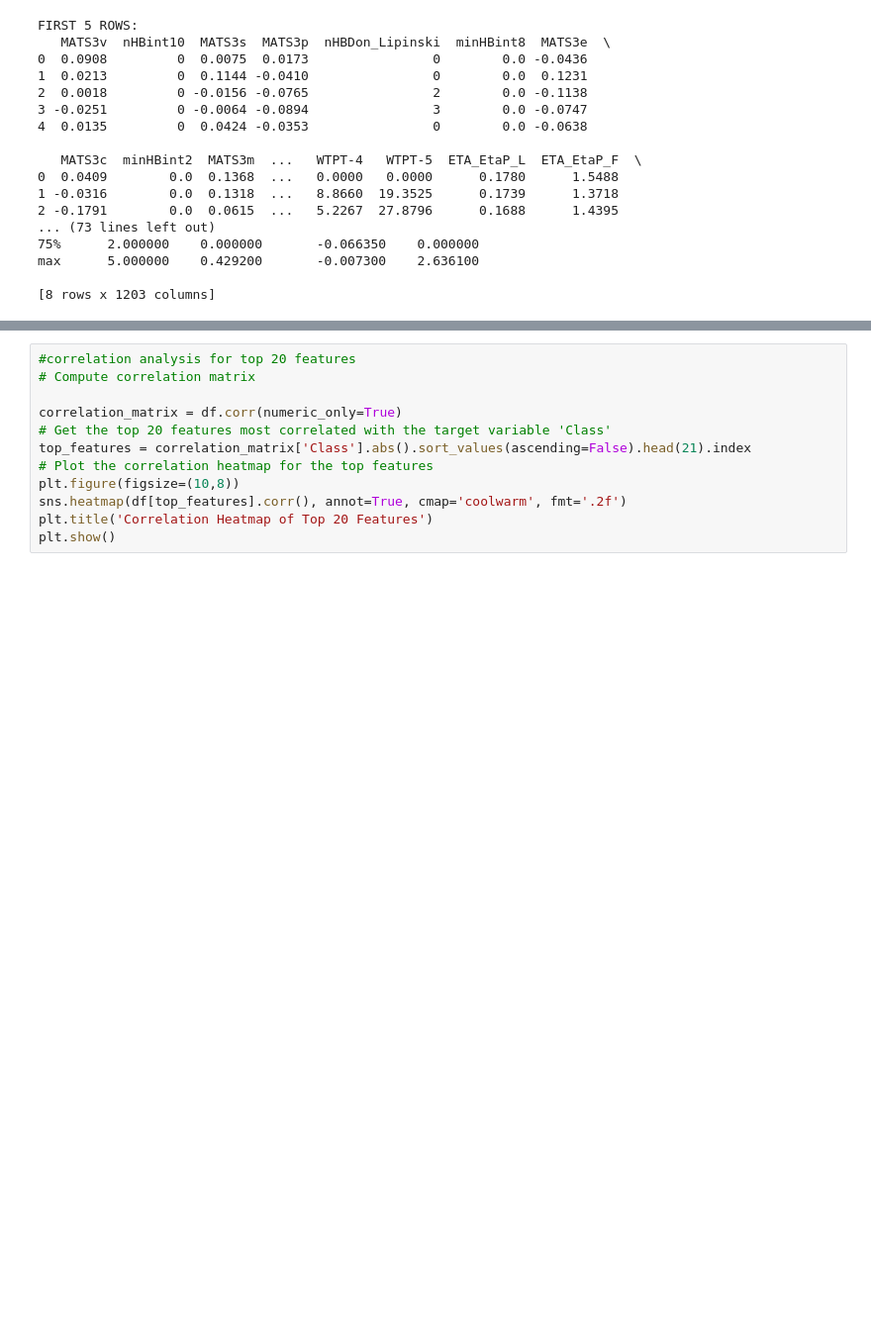
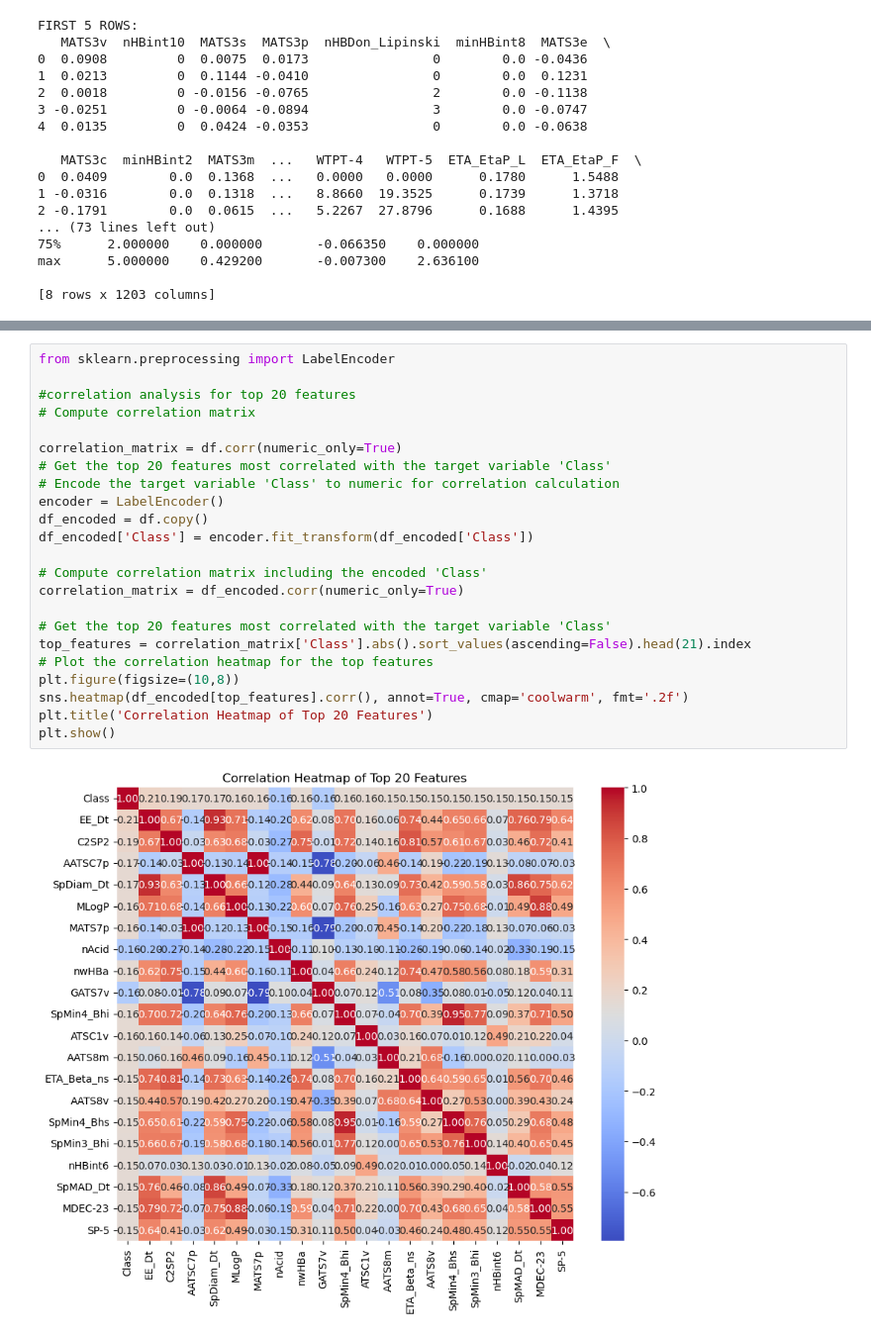
Before and after one commit to Seraphim-makena/Random-Forest-Classifier, a Jupyter notebook: toxicity_prediction.ipynb.ipynb, the cells around one changed output, grey strips where cells are left out. Shown at 99% size. Drawn from its saved outputs; the diff is of its cells as text; blank space fills up the shorter version.

```diff
--- a/toxicity_prediction.ipynb.ipynb
+++ b/toxicity_prediction.ipynb.ipynb
@@ -66,15 +73,28 @@ plt.show()
 # %%
+from sklearn.preprocessing import LabelEncoder
+
 #correlation analysis for top 20 features
 # Compute correlation matrix
 
 correlation_matrix = df.corr(numeric_only=True)
 # Get the top 20 features most correlated with the target variable 'Class'
+# Encode the target variable 'Class' to numeric for correlation calculation
+encoder = LabelEncoder()
+df_encoded = df.copy()
+df_encoded['Class'] = encoder.fit_transform(df_encoded['Class'])
+
+# Compute correlation matrix including the encoded 'Class'
+correlation_matrix = df_encoded.corr(numeric_only=True)
+
+# Get the top 20 features most correlated with the target variable 'Class'
 top_features = correlation_matrix['Class'].abs().sort_values(ascending=False).head(21).index
 # Plot the correlation heatmap for the top features
 plt.figure(figsize=(10,8))
-sns.heatmap(df[top_features].corr(), annot=True, cmap='coolwarm', fmt='.2f')
+sns.heatmap(df_encoded[top_features].corr(), annot=True, cmap='coolwarm', fmt='.2f')
 plt.title('Correlation Heatmap of Top 20 Features')
 plt.show()
+# %% [output]
+[figure, added]
 # %%
 # Remove highly correlated features
 import numpy as np
```
Also changed, not shown: parts of 5 cells of this notebook.
